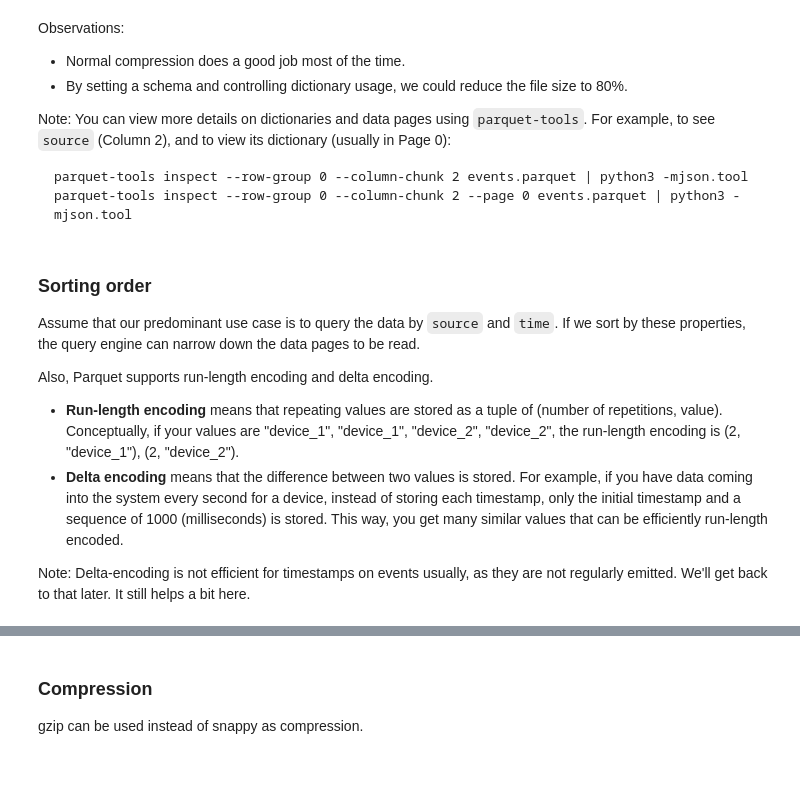
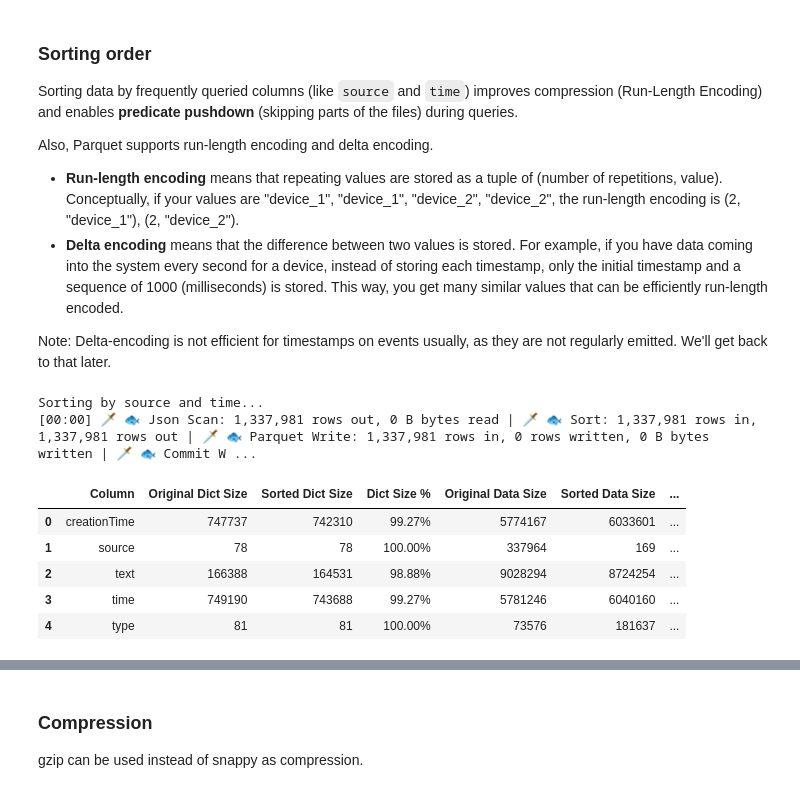
Before and after one commit to Cumulocity-IoT/knee-deep-in-the-lake, a Jupyter notebook: 01_parquet/02_tuning.ipynb, the cells around one changed output, grey strips where cells are left out. Cells and saved outputs as stored; diff of their text form; code cells hidden in the pictures.

````diff
--- a/01_parquet/02_tuning.ipynb
+++ b/01_parquet/02_tuning.ipynb
@@ -151,46 +83,30 @@ print(f"Original size: {events_parquet_path.stat().st_size} "
-# %% [markdown]
-Observations:
-
-* Normal compression does a good job most of the time.
-* By setting a schema and controlling dictionary usage, we could reduce the file size to 80%.
-
-Note: You can view more details on dictionaries and data pages using `parquet-tools`. For example, to see `source` (Column 2), and to view its dictionary (usually in Page 0):
-
-```
-parquet-tools inspect --row-group 0 --column-chunk 2 events.parquet | python3 -mjson.tool
-parquet-tools inspect --row-group 0 --column-chunk 2 --page 0 events.parquet | python3 -mjson.tool
-```
 # %% [markdown]
 ### Sorting order
 
-Assume that our predominant use case is to query the data by `source` and `time`. If we sort by these properties, the query engine can narrow down the data pages to be read.
+Sorting data by frequently queried columns (like `source` and `time`) improves compression (Run-Length Encoding) and enables **predicate pushdown** (skipping parts of the files) during queries.
 
 Also, Parquet supports run-length encoding and delta encoding.
 
 * **Run-length encoding** means that repeating values are stored as a tuple of (number of repetitions, value). Conceptually, if your values are "device_1", "device_1", "device_2", "device_2", the run-length encoding is (2, "device_1"), (2, "device_2").
 * **Delta encoding** means that the difference between two values is stored. For example, if you have data coming into the system every second for a device, instead of storing each timestamp, only the initial timestamp and a sequence of 1000 (milliseconds) is stored. This way, you get many similar values that can be efficiently run-length encoded.
 
-Note: Delta-encoding is not efficient for timestamps on events usually, as they are not regularly emitted. We'll get back to that later. It still helps a bit here.
+Note: Delta-encoding is not efficient for timestamps on events usually, as they are not regularly emitted. We'll get back to that later.
 # %%
-events_data_sorted = sorted(events_data_typed, key=lambda x: (x['source'], x['time']))
-events_table_sorted = pa.Table.from_pylist(
-  events_data_sorted,
-  schema=pa.schema([
-    ('creationTime', pa.timestamp("ms")),
-    ('id', pa.int64()),
-    ('source', pa.dictionary(pa.int8(), pa.int64())),
-    ('text', pa.string()),
-    ('time', pa.timestamp("ms")),
-    ('type', pa.dictionary(pa.int8(), pa.string())),
-  ])
-)
+print("Sorting by source and time...")
+events_data_sorted = events_data.sort([daft.col('source'), daft.col('time')])
 
-events_parquet_path_sorted = Path('../data/output/events_sorted.parquet')
-pq.write_table(events_table_sorted, events_parquet_path_sorted, column_encoding={'time':'DELTA_BINARY_PACKED'}, use_dictionary=['source', 'type'])
+files = events_data_sorted.write_parquet('../data/output/events_sorted')
+events_parquet_path_sorted = Path(files.to_pydict()['path'][0])
 
-events_parquet_dict = pq.ParquetFile(events_parquet_path_sorted)
-compare_sizes(events_parquet, "Original", events_parquet_dict, "Limited")
-print(f"Original size: {events_parquet_path.stat().st_size} "
-      f"Limited size: {events_parquet_path_sorted.stat().st_size} "
-      f"Reduction to: {events_parquet_path_sorted.stat().st_size/events_parquet_path.stat().st_size * 100:.2f}%")
+events_parquet_sorted = pq.ParquetFile(events_parquet_path_sorted)
+compare_sizes(events_parquet, "Original", events_parquet_sorted, "Sorted")
+# %% [output]
+Sorting by source and time...
+[00:00] 🗡️ 🐟 Json Scan: 1,337,981 rows out, 0 B bytes read | 🗡️ 🐟 Sort: 1,337,981 rows in, 1,337,981 rows out | 🗡️ 🐟 Parquet Write: 1,337,981 rows in, 0 rows written, 0 B bytes written | 🗡️ 🐟 Commit W ...
+|  | Column | Original Dict Size | Sorted Dict Size | Dict Size % | Original Data Size | Sorted Data Size | ... |
+| 0 | creationTime | 747737 | 742310 | 99.27% | 5774167 | 6033601 | ... |
+| 1 | source | 78 | 78 | 100.00% | 337964 | 169 | ... |
+| 2 | text | 166388 | 164531 | 98.88% | 9028294 | 8724254 | ... |
+| 3 | time | 749190 | 743688 | 99.27% | 5781246 | 6040160 | ... |
+| 4 | type | 81 | 81 | 100.00% | 73576 | 181637 | ... |
 # %% [markdown]
````
Also changed, not shown: parts of 12 cells of this notebook.
